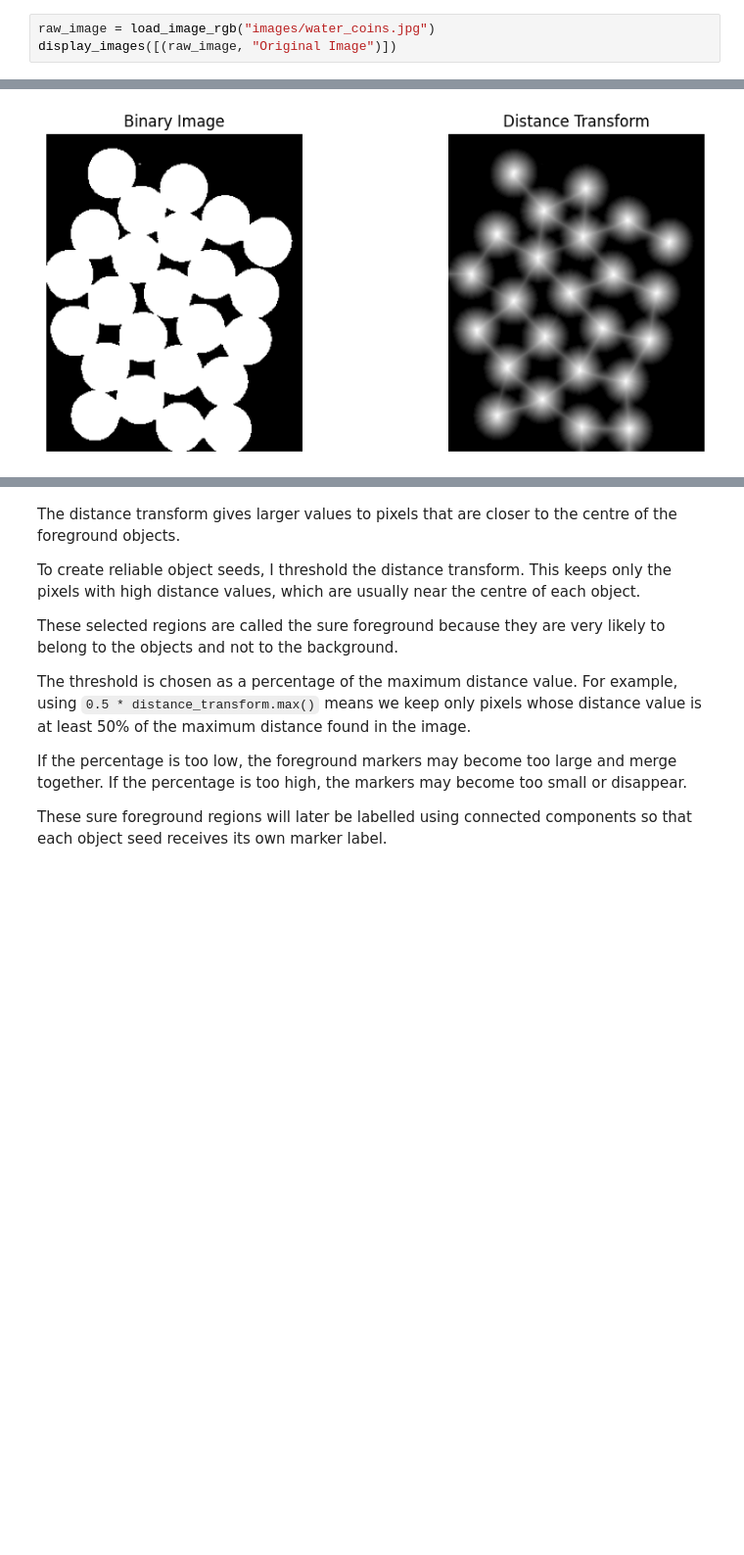
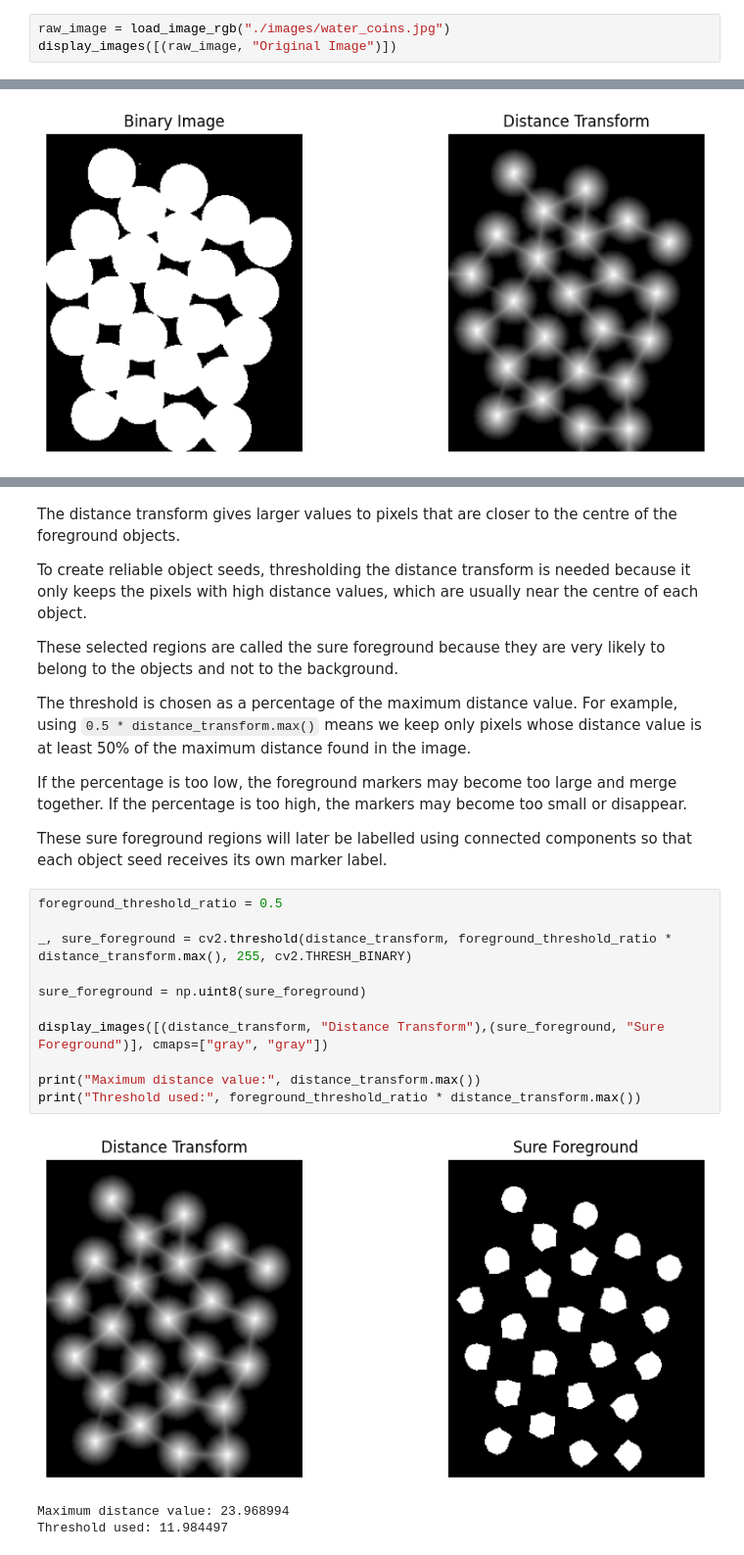
Before and after one commit to Lukecamill/CV-ARI2129-Group-Project-, a Jupyter notebook: Tutorial/watershed.ipynb, the cells around one changed output, grey strips where cells are left out. Shown at 98% size. Saved outputs shown, nothing was run; the diff lists cells and outputs as text; blank space fills up the shorter version.

```diff
--- a/Tutorial/watershed.ipynb
+++ b/Tutorial/watershed.ipynb
@@ -58,7 +58,7 @@ So after loading the image with `cv2.imread`, we convert it using `cv2.cvtColor`
 
 This gives us the correct raw image that we will use throughout the watershed pipeline.
 # %%
-raw_image = load_image_rgb("images/water_coins.jpg")
+raw_image = load_image_rgb("./images/water_coins.jpg")
 display_images([(raw_image, "Original Image")])
 # %% [output]
 [figure]
@@ -128,7 +134,7 @@ display_images([(binary_image, "Binary Image"), (distance_transform, "Distance T
 # %% [markdown]
 The distance transform gives larger values to pixels that are closer to the centre of the foreground objects.
 
-To create reliable object seeds, I threshold the distance transform. This keeps only the pixels with high distance values, which are usually near the centre of each object.
+To create reliable object seeds, thresholding the distance transform is needed because it only keeps the pixels with high distance values, which are usually near the centre of each object.
 
 These selected regions are called the sure foreground because they are very likely to belong to the objects and not to the background.
 
@@ -137,3 +143,18 @@ The threshold is chosen as a percentage of the maximum distance value. For examp
 If the percentage is too low, the foreground markers may become too large and merge together. If the percentage is too high, the markers may become too small or disappear.
 
 These sure foreground regions will later be labelled using connected components so that each object seed receives its own marker label.
+# %%
+foreground_threshold_ratio = 0.5
+
+_, sure_foreground = cv2.threshold(distance_transform, foreground_threshold_ratio * distance_transform.max(), 255, cv2.THRESH_BINARY)
+
+sure_foreground = np.uint8(sure_foreground)
+
+display_images([(distance_transform, "Distance Transform"),(sure_foreground, "Sure Foreground")], cmaps=["gray", "gray"])
+
+print("Maximum distance value:", distance_transform.max())
+print("Threshold used:", foreground_threshold_ratio * distance_transform.max())
+# %% [output]
+[figure, added]
+Maximum distance value: 23.968994
+Threshold used: 11.984497
```
Also changed, not shown: parts of 19 cells of this notebook.
